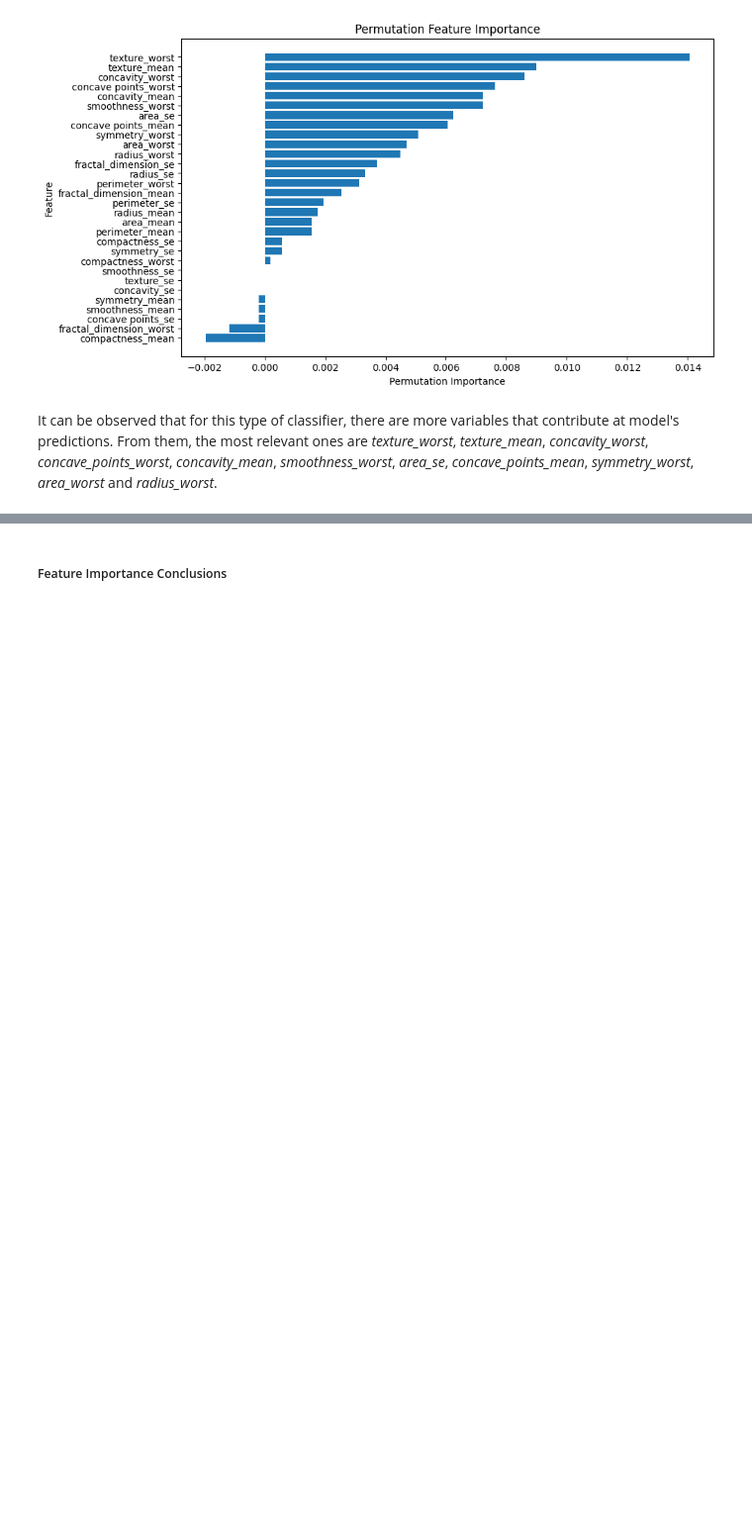
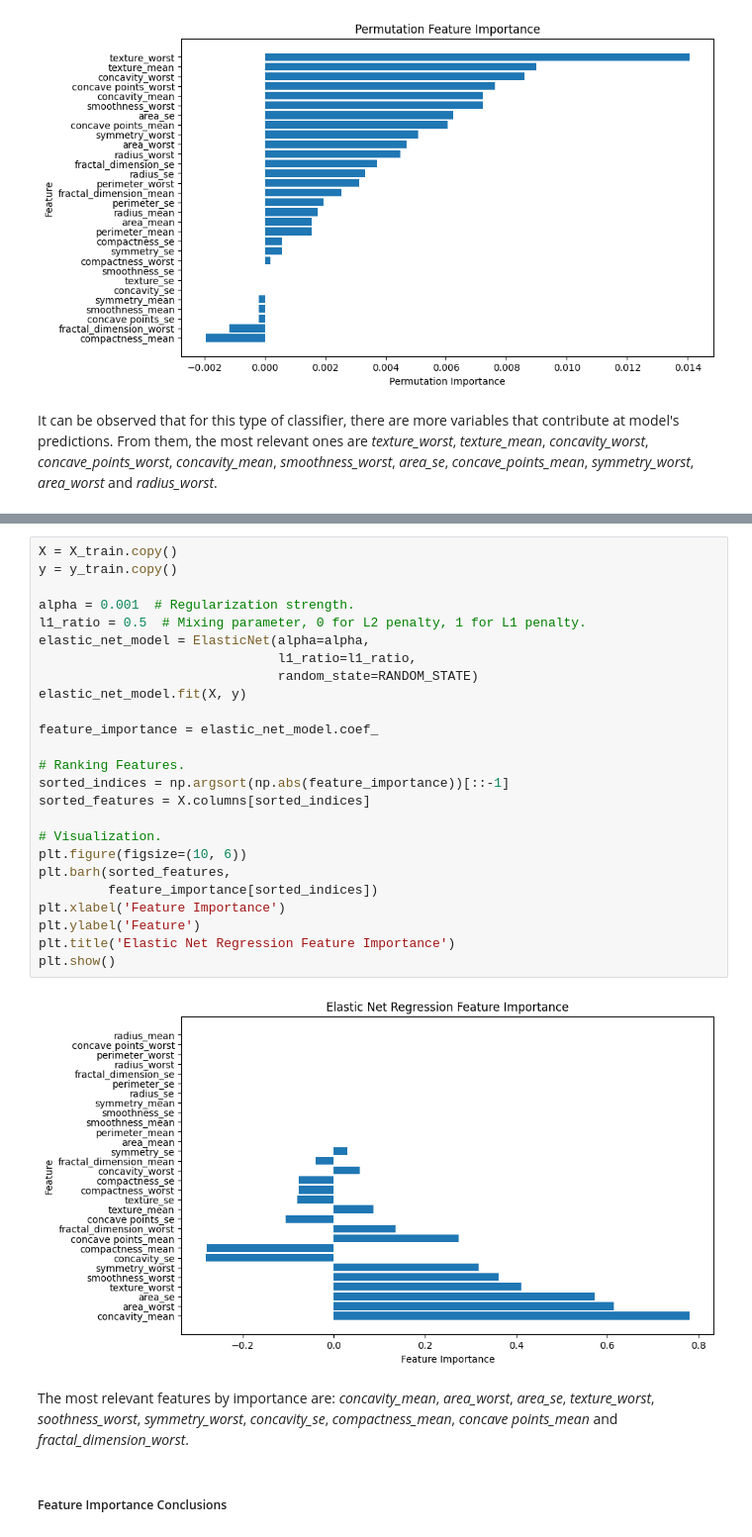
Before and after one commit to mcollpol/BreastCancerPrediction, a Jupyter notebook: research/notebooks/03-feature-selection.ipynb, the cells around one changed output, grey strips where cells are left out. Shown at 99% size. Saved outputs shown, nothing was run; the diff lists cells and outputs as text; blank space fills up the shorter version.

```diff
--- a/research/notebooks/03-feature-selection.ipynb
+++ b/research/notebooks/03-feature-selection.ipynb
@@ -207,3 +227,32 @@ It can be observed that for this type of classifier, there are more variables th
+# %%
+X = X_train.copy()
+y = y_train.copy()
+
+alpha = 0.001  # Regularization strength.
+l1_ratio = 0.5  # Mixing parameter, 0 for L2 penalty, 1 for L1 penalty.
+elastic_net_model = ElasticNet(alpha=alpha,
+                               l1_ratio=l1_ratio,
+                               random_state=RANDOM_STATE)
+elastic_net_model.fit(X, y)
+
+feature_importance = elastic_net_model.coef_
+
+# Ranking Features.
+sorted_indices = np.argsort(np.abs(feature_importance))[::-1]
+sorted_features = X.columns[sorted_indices]
+
+# Visualization.
+plt.figure(figsize=(10, 6))
+plt.barh(sorted_features,
+         feature_importance[sorted_indices])
+plt.xlabel('Feature Importance')
+plt.ylabel('Feature')
+plt.title('Elastic Net Regression Feature Importance')
+plt.show()
+# %% [output]
+[figure, added]
+# %% [markdown]
+The most relevant features by importance are: *concavity_mean*, *area_worst*, *area_se*, *texture_worst*, *soothness_worst*, *symmetry_worst*, *concavity_se*, *compactness_mean*, *concave points_mean* and *fractal_dimension_worst*.
 # %% [markdown]
 ##### Feature Importance Conclusions
 # %% [markdown]
```
Also changed, not shown: parts of 28 cells of this notebook, 2 other files.
